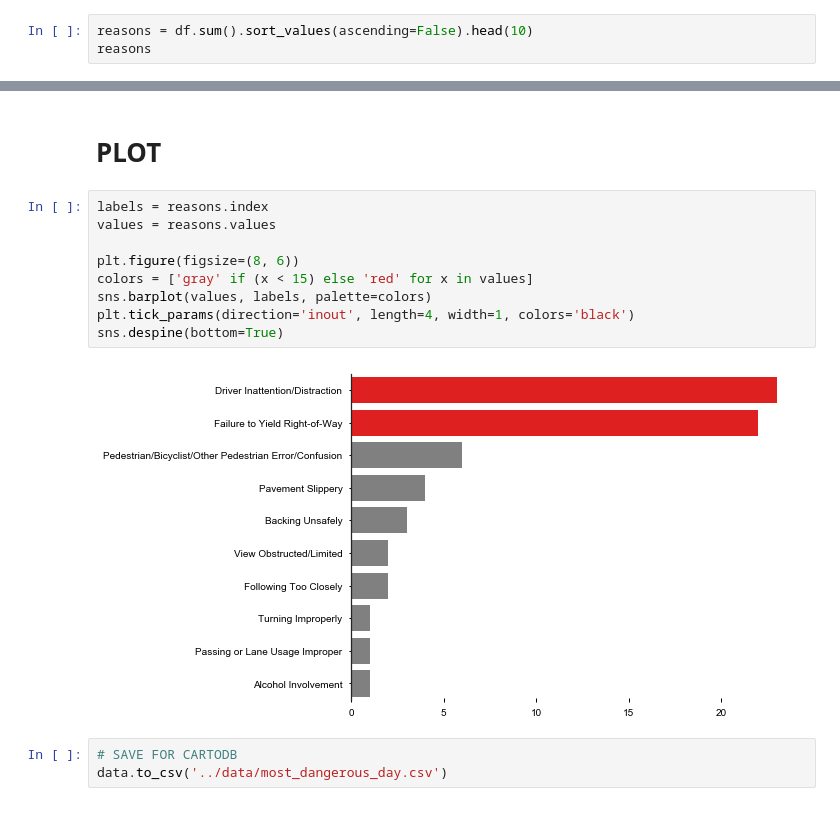
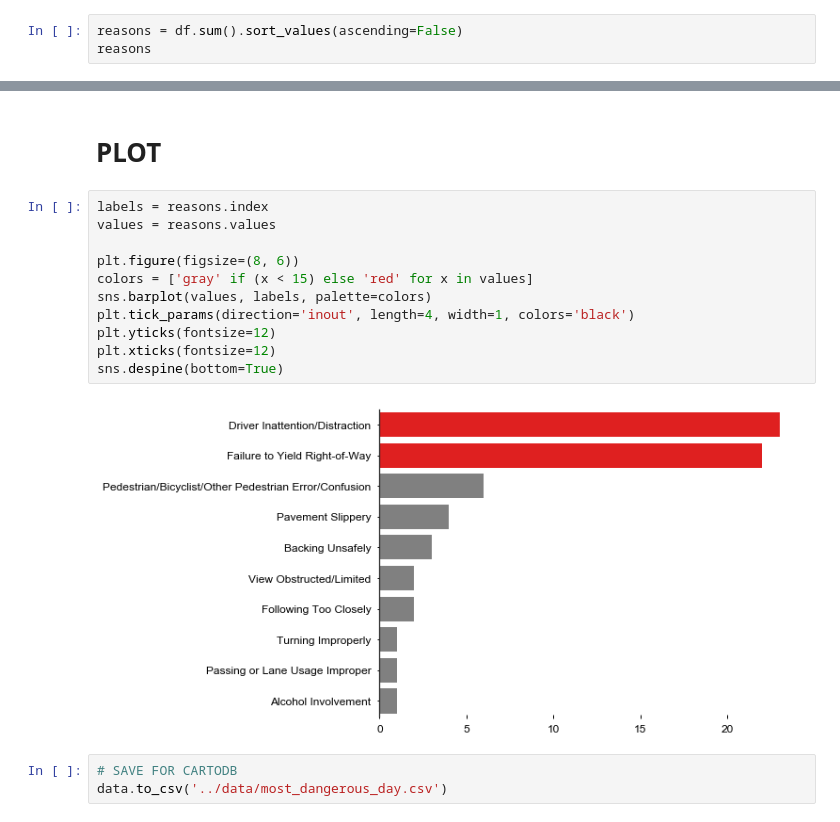
Before and after one commit to kvn219/NYPDMotorVehicleCollisions, a Jupyter notebook: notebooks/04 - Most Dangerous Day.ipynb, the cells around one changed output, grey strips where cells are left out. Saved outputs shown, nothing was run; the diff lists cells and outputs as text.

```diff
--- a/notebooks/04 - Most Dangerous Day.ipynb
+++ b/notebooks/04 - Most Dangerous Day.ipynb
@@ -83,5 +94,5 @@ results['count'] = results['support'] * 18351
 # %%
-reasons = df.sum().sort_values(ascending=False).head(10)
+reasons = df.sum().sort_values(ascending=False)
 reasons
 # %% [output]
 Driver Inattention/Distraction                           23
@@ -100,14 +111,16 @@ dtype: int64
 # %%
 labels = reasons.index
 values = reasons.values
 
 plt.figure(figsize=(8, 6))
 colors = ['gray' if (x < 15) else 'red' for x in values]
 sns.barplot(values, labels, palette=colors)
 plt.tick_params(direction='inout', length=4, width=1, colors='black')
+plt.yticks(fontsize=12)
+plt.xticks(fontsize=12)
 sns.despine(bottom=True)
 # %% [output]
-[figure, old version]
+[figure, new version]
 # %%
 # SAVE FOR CARTODB
 data.to_csv('../data/most_dangerous_day.csv')
```
Also changed, not shown: parts of 6 cells of this notebook, 10 other files.
